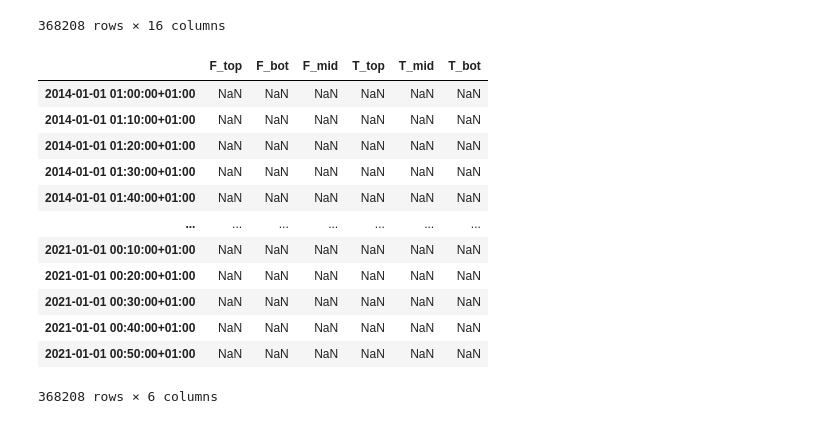
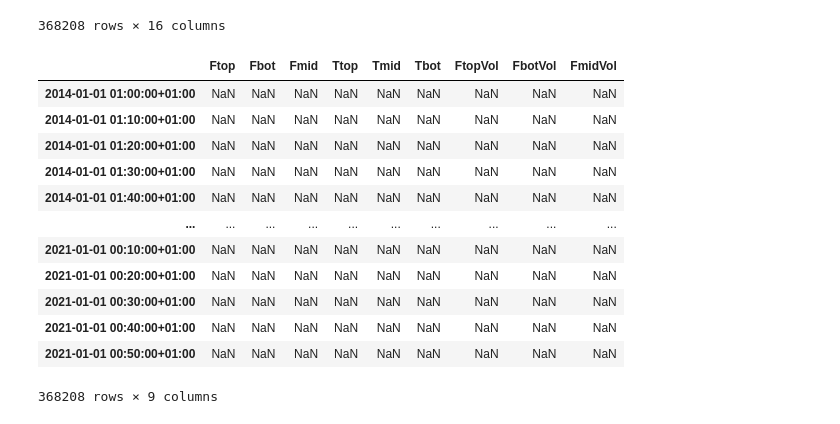
Before and after one commit to petergroenning/thesis_project, a Jupyter notebook: notebooks/make_dataset.ipynb, the cells around one changed output. Drawn from its saved outputs; the diff is of its cells as text; code cells hidden in the pictures.

```diff
--- a/notebooks/make_dataset.ipynb
+++ b/notebooks/make_dataset.ipynb
@@ -42,25 +41,25 @@ df_water_sensors
 | 2021-01-01 00:50:00+01:00 | NaN | NaN | NaN | NaN | NaN | NaN | NaN | NaN | NaN | NaN | NaN | ... |
 368208 rows × 16 columns
 # %%
-inputs = pd.concat([ df.F_top * df.FR_top_c, df.F_bot * df.FR_bot_c, df.F_mid * df.FR_mid_c, df.T_top, df.T_mid, df.T_bot], axis=1)
-inputs.columns = ['F_top', 'F_bot', 'F_mid', 'T_top', 'T_mid', 'T_bot']
-inputs[['T_top', 'T_mid', 'T_bot']] = (inputs[['T_top', 'T_mid', 'T_bot']] - T_MIN) / (T_MAX - T_MIN)
-inputs[['F_top', 'F_bot', 'F_mid']] = inputs[['F_top', 'F_bot', 'F_mid']] / inputs[['F_top', 'F_bot', 'F_mid']].max()
+inputs = pd.concat([ df.F_top_vol * df.FR_top_c, df.F_bot_vol * df.FR_bot_c, df.F_mid_vol * df.FR_mid_c, df.T_top, df.T_mid, df.T_bot, df.F_top_vol, df.F_bot_vol,df.F_mid_vol], axis=1)
+inputs.columns = ['Ftop', 'Fbot', 'Fmid', 'Ttop', 'Tmid', 'Tbot', 'FtopVol', 'FbotVol', 'FmidVol']
+# inputs[['T_top', 'T_mid', 'T_bot']] = (inputs[['T_top', 'T_mid', 'T_bot']] - T_MIN) / (T_MAX - T_MIN)
+# inputs[['F_top', 'F_bot', 'F_mid']] = inputs[['F_top', 'F_bot', 'F_mid']] / inputs[['F_top', 'F_bot', 'F_mid']].max()
 inputs
 # %% [output]
-|  | F_top | F_bot | F_mid | T_top | T_mid | T_bot |
-| 2014-01-01 01:00:00+01:00 | NaN | NaN | NaN | NaN | NaN | NaN |
-| 2014-01-01 01:10:00+01:00 | NaN | NaN | NaN | NaN | NaN | NaN |
-| 2014-01-01 01:20:00+01:00 | NaN | NaN | NaN | NaN | NaN | NaN |
-| 2014-01-01 01:30:00+01:00 | NaN | NaN | NaN | NaN | NaN | NaN |
-| 2014-01-01 01:40:00+01:00 | NaN | NaN | NaN | NaN | NaN | NaN |
-| ... | ... | ... | ... | ... | ... | ... |
-| 2021-01-01 00:10:00+01:00 | NaN | NaN | NaN | NaN | NaN | NaN |
-| 2021-01-01 00:20:00+01:00 | NaN | NaN | NaN | NaN | NaN | NaN |
-| 2021-01-01 00:30:00+01:00 | NaN | NaN | NaN | NaN | NaN | NaN |
-| 2021-01-01 00:40:00+01:00 | NaN | NaN | NaN | NaN | NaN | NaN |
-| 2021-01-01 00:50:00+01:00 | NaN | NaN | NaN | NaN | NaN | NaN |
+|  | Ftop | Fbot | Fmid | Ttop | Tmid | Tbot | FtopVol | FbotVol | FmidVol |
+| 2014-01-01 01:00:00+01:00 | NaN | NaN | NaN | NaN | NaN | NaN | NaN | NaN | NaN |
+| 2014-01-01 01:10:00+01:00 | NaN | NaN | NaN | NaN | NaN | NaN | NaN | NaN | NaN |
+| 2014-01-01 01:20:00+01:00 | NaN | NaN | NaN | NaN | NaN | NaN | NaN | NaN | NaN |
+| 2014-01-01 01:30:00+01:00 | NaN | NaN | NaN | NaN | NaN | NaN | NaN | NaN | NaN |
+| 2014-01-01 01:40:00+01:00 | NaN | NaN | NaN | NaN | NaN | NaN | NaN | NaN | NaN |
+| ... | ... | ... | ... | ... | ... | ... | ... | ... | ... |
+| 2021-01-01 00:10:00+01:00 | NaN | NaN | NaN | NaN | NaN | NaN | NaN | NaN | NaN |
+| 2021-01-01 00:20:00+01:00 | NaN | NaN | NaN | NaN | NaN | NaN | NaN | NaN | NaN |
+| 2021-01-01 00:30:00+01:00 | NaN | NaN | NaN | NaN | NaN | NaN | NaN | NaN | NaN |
+| 2021-01-01 00:40:00+01:00 | NaN | NaN | NaN | NaN | NaN | NaN | NaN | NaN | NaN |
+| 2021-01-01 00:50:00+01:00 | NaN | NaN | NaN | NaN | NaN | NaN | NaN | NaN | NaN |
-368208 rows × 6 columns
+368208 rows × 9 columns
 # %%
 variables = df[['temp_dry', 'Tg_25', 'Tg_20', 'Tg_15', 'Tg_10']]
 # %%
```
Also changed, not shown: parts of 8 cells of this notebook, 48 other files.
